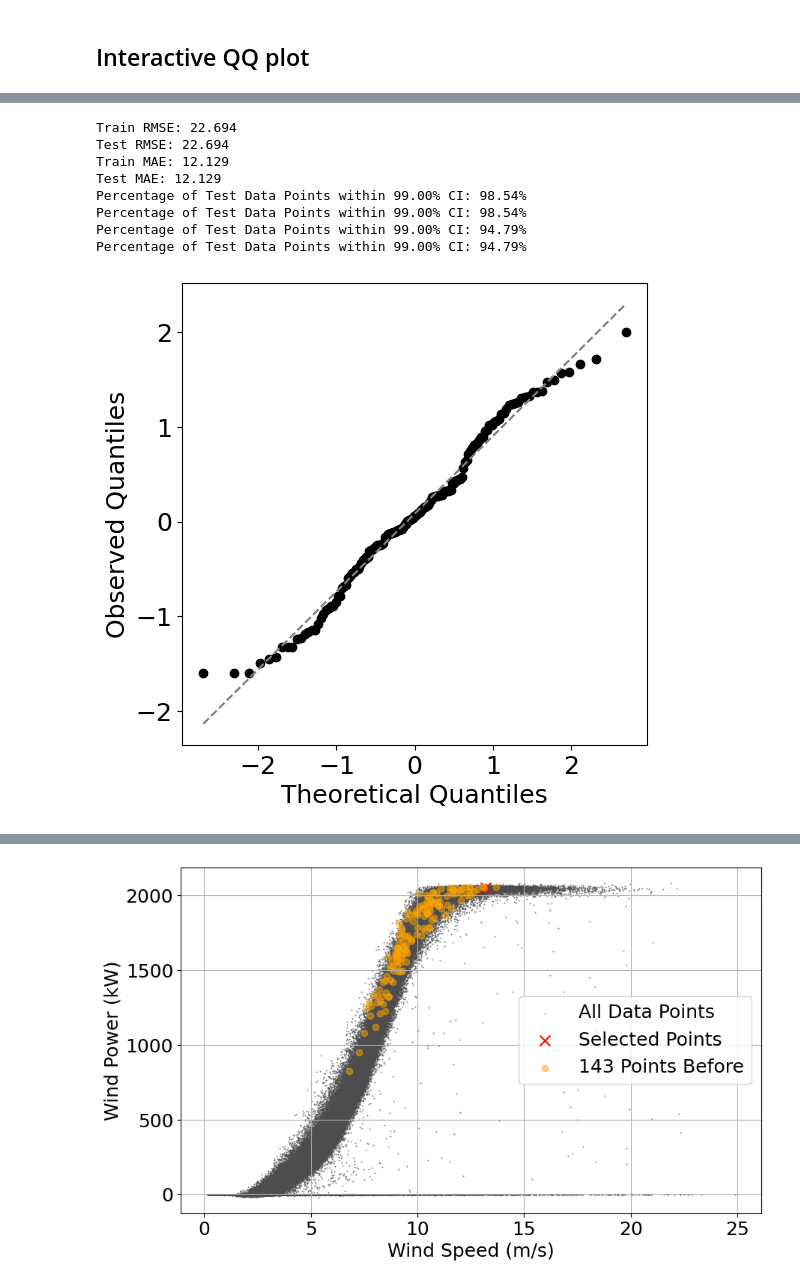
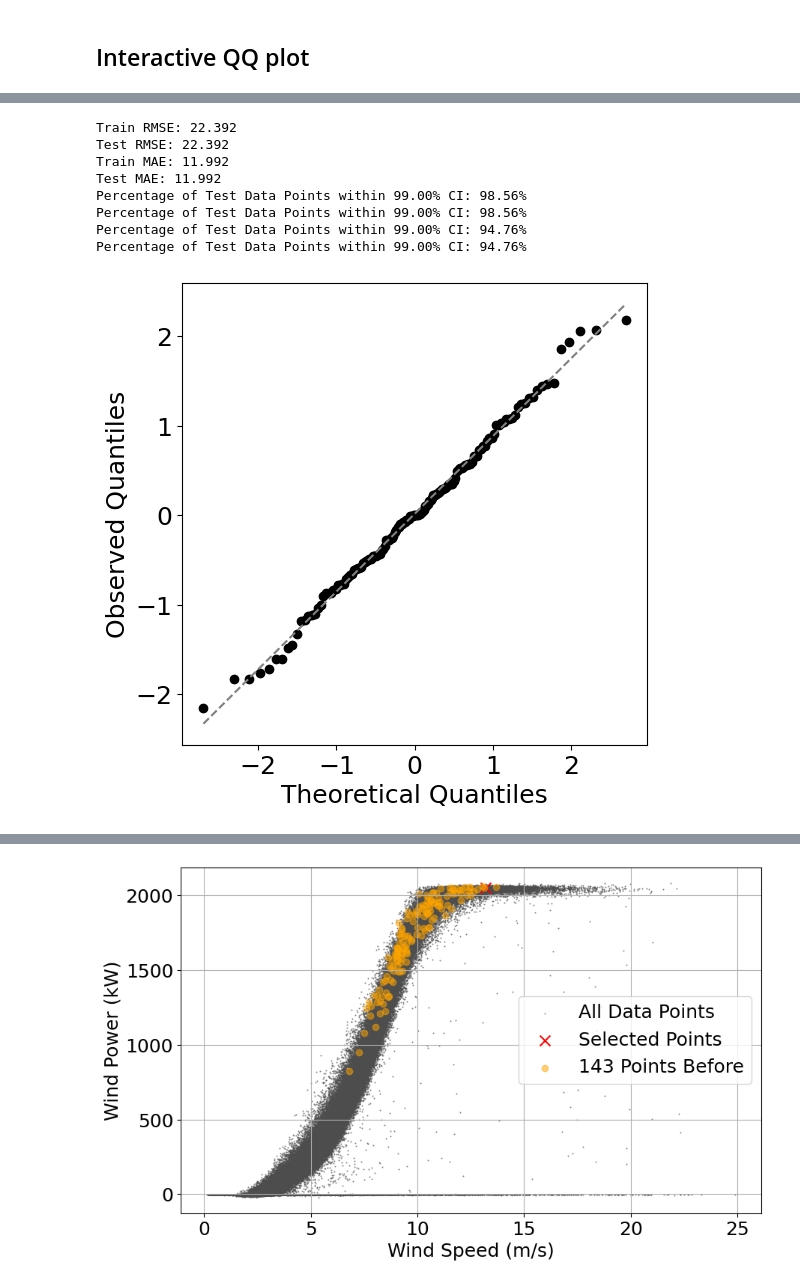
Before and after one commit to filofiocchi02/fyp, a Jupyter notebook: plots.ipynb, the cells around one changed output, grey strips where cells are left out. Cells and saved outputs as stored; diff of their text form; code cells hidden in the pictures.

```diff
--- a/plots.ipynb
+++ b/plots.ipynb
@@ -100,8 +86,6 @@ Probabilistic MLP (Separate Sub-models) 49.15 & 30.16 & 49.05 & 30.07 & 86.98 &
 # %% [markdown]
 ## Additional Plots
 # %%
-DATA_PATH = "."
-
 df_train = pd.read_pickle(open(DATA_PATH + '/cleaned/train.pkl','rb'))
 df_test = pd.read_pickle(open(DATA_PATH + '/cleaned/test.pkl','rb'))
 # %%
@@ -265,7 +183,7 @@ X_live, y_live = get_live_data(df, start_index=-144)
 model = create_model_mlp_gaussian_large(X_live, 42)
 model.summary()
 
-model.load_weights('saved_models/mlp_large_finetuned.keras')
+model.load_weights('saved_models/mlp_large_finetuned.weights.h5')
 evaluation = model.evaluate(X_live, y_live)
 print("Evaluation Loss:", evaluation)
 # %% [output]
@@ -296,24 +220,24 @@ evaluate_and_save_metrics(None,
     y_live, y_live, y_live_pred, y_live_pred,
     y_live_stddevs, y_live_stddevs, 0.99)
 # %% [output]
-Train RMSE: 22.694
-Test RMSE: 22.694
-Train MAE: 12.129
-Test MAE: 12.129
-Percentage of Test Data Points within 99.00% CI: 98.54%
-Percentage of Test Data Points within 99.00% CI: 98.54%
-Percentage of Test Data Points within 99.00% CI: 94.79%
-Percentage of Test Data Points within 99.00% CI: 94.79%
+Train RMSE: 22.392
+Test RMSE: 22.392
+Train MAE: 11.992
+Test MAE: 11.992
+Percentage of Test Data Points within 99.00% CI: 98.56%
+Percentage of Test Data Points within 99.00% CI: 98.56%
+Percentage of Test Data Points within 99.00% CI: 94.76%
+Percentage of Test Data Points within 99.00% CI: 94.76%
 # %%
 t = 2850
 dates = df.loc[t:t+143, DATETIME_COL]
 X_live, y_live = get_live_data(df, t, t+143)
 normalized_residuals = calculate_normalized_residuals(model, X_live, y_live)
 # %%
-# interactive_qq_plot(df, model)
 qq_plot(normalized_residuals, 0.99)
+interactive_qq_plot(normalized_residuals, 0.99)
 # %% [output]
-[figure, old version]
+[figure, new version]
 # %%
 cusum_test_plot(normalized_residuals, pd.to_datetime(dates))
 # %% [output]
```
Also changed, not shown: parts of 12 cells of this notebook, 5 other files.
